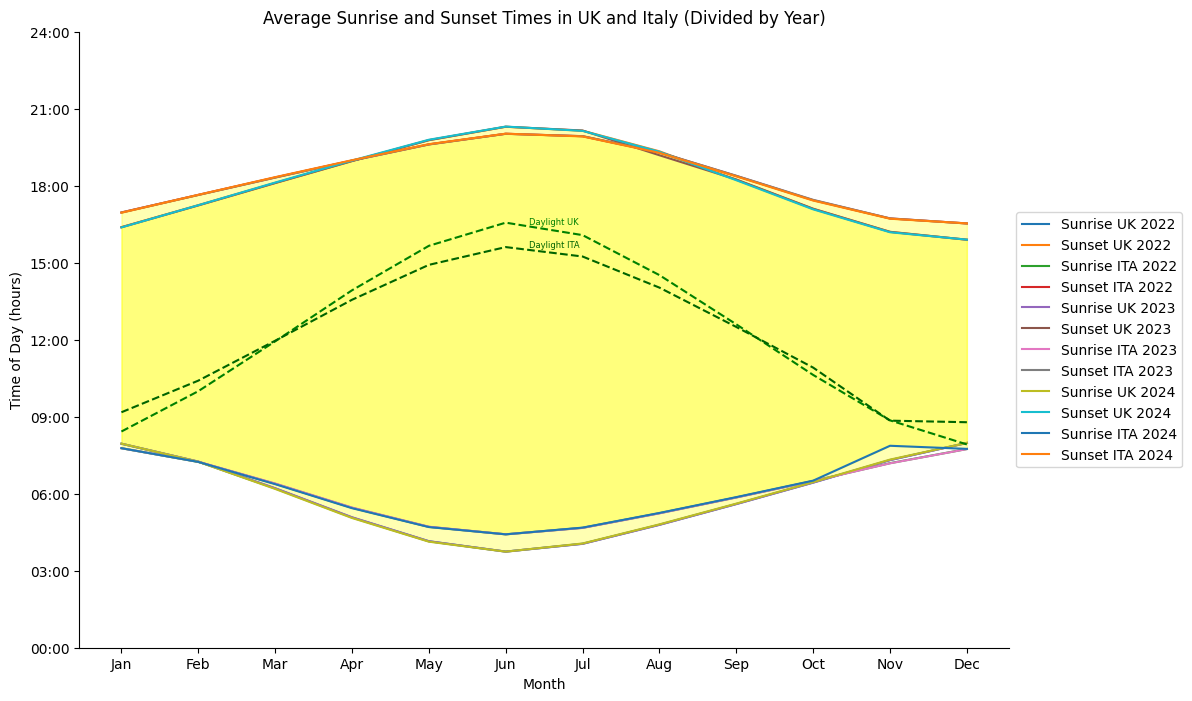
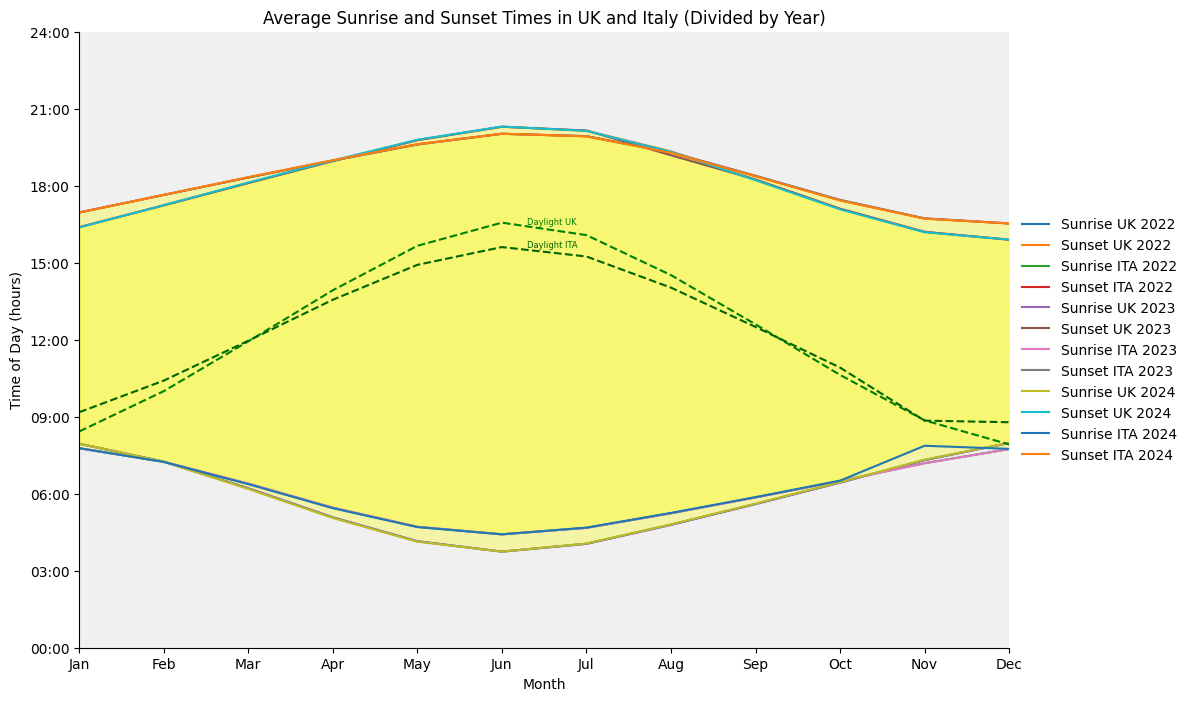
The notebook cell's code change between the first figure and the second:
--- before
+++ after
@@ -16,4 +16,6 @@
 plt.gca().spines['top'].set_visible(False)
 plt.gca().spines['right'].set_visible(False)
+
+plt.gca().set_facecolor('#f0f0f0')
 
 plt.fill_between(subset['month'], subset['sunrise (uk), hours'], subset['sunset (uk), hours'], color='yellow', alpha=0.3)
@@ -47,5 +49,7 @@
 filtered_handles = [h for h, l in zip(handles, labels) if 'Daylength' not in l]
 filtered_labels = [l for l in labels if 'Daylength' not in l]
-plt.legend(filtered_handles, filtered_labels, loc='center left', bbox_to_anchor=(1, 0.5))
+plt.legend(filtered_handles, filtered_labels, loc='center left', bbox_to_anchor=(1, 0.5), frameon=False)
+
+plt.gca().margins(x=0)
 
 plt.show()

Commit: 27_09_2024